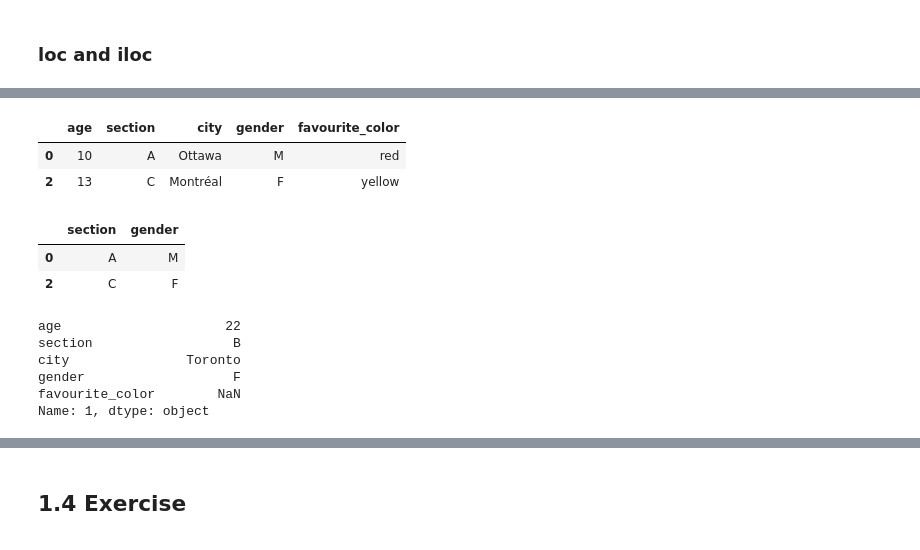
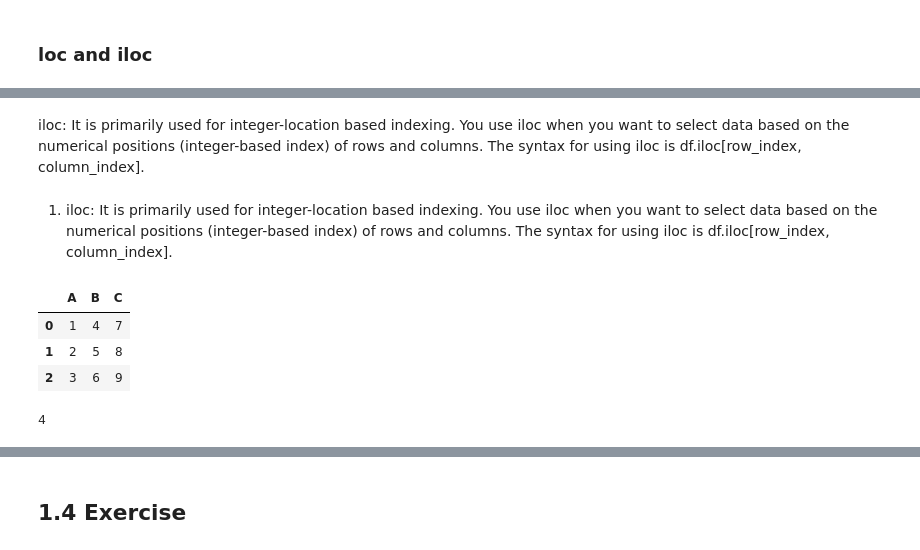
Before and after one commit to MLcmore2023/MLcmore2023, a Jupyter notebook: day1_am_morning/D1-M.ipynb, the cells around one changed output, grey strips where cells are left out. Cells and saved outputs as stored; diff of their text form; code cells hidden in the pictures.

```diff
--- a/day1_am_morning/D1-M.ipynb
+++ b/day1_am_morning/D1-M.ipynb
@@ -633,21 +608,22 @@ Select rows with indices using iloc
-# %%
-data.iloc[[0,2]]
-# %% [output]
-|  | age | section | city | gender | favourite_color |
-| 0 | 10 | A | Ottawa | M | red |
-| 2 | 13 | C | Montréal | F | yellow |
-# %%
-data.iloc[[0,2],[1,3]]
-# %% [output]
-|  | section | gender |
-| 0 | A | M |
-| 2 | C | F |
-# %%
-data.iloc[1]
-# %% [output]
-age                     22
-section                  B
-city               Toronto
-gender                   F
-favourite_color        NaN
-Name: 1, dtype: object
+# %% [markdown]
+iloc: It is primarily used for integer-location based indexing. You use iloc when you want to select data based on the numerical positions (integer-based index) of rows and columns. The syntax for using iloc is df.iloc[row_index, column_index].
+# %% [markdown]
+1. iloc: It is primarily used for integer-location based indexing. You use iloc when you want to select data based on the numerical positions (integer-based index) of rows and columns. The syntax for using iloc is df.iloc[row_index, column_index].
+# %%
+import pandas as pd
+
+data = {'A': [1, 2, 3], 'B': [4, 5, 6], 'C': [7, 8, 9]}
+df = pd.DataFrame(data)
+
+df
+# %% [output]
+|  | A | B | C |
+| 0 | 1 | 4 | 7 |
+| 1 | 2 | 5 | 8 |
+| 2 | 3 | 6 | 9 |
+# %%
+# Access the first row and second column using iloc
+value = df.iloc[0, 1]  # This will give 4
+value
+# %% [output]
+4
```
Also changed, not shown: parts of 63 cells of this notebook, 1 other file.
